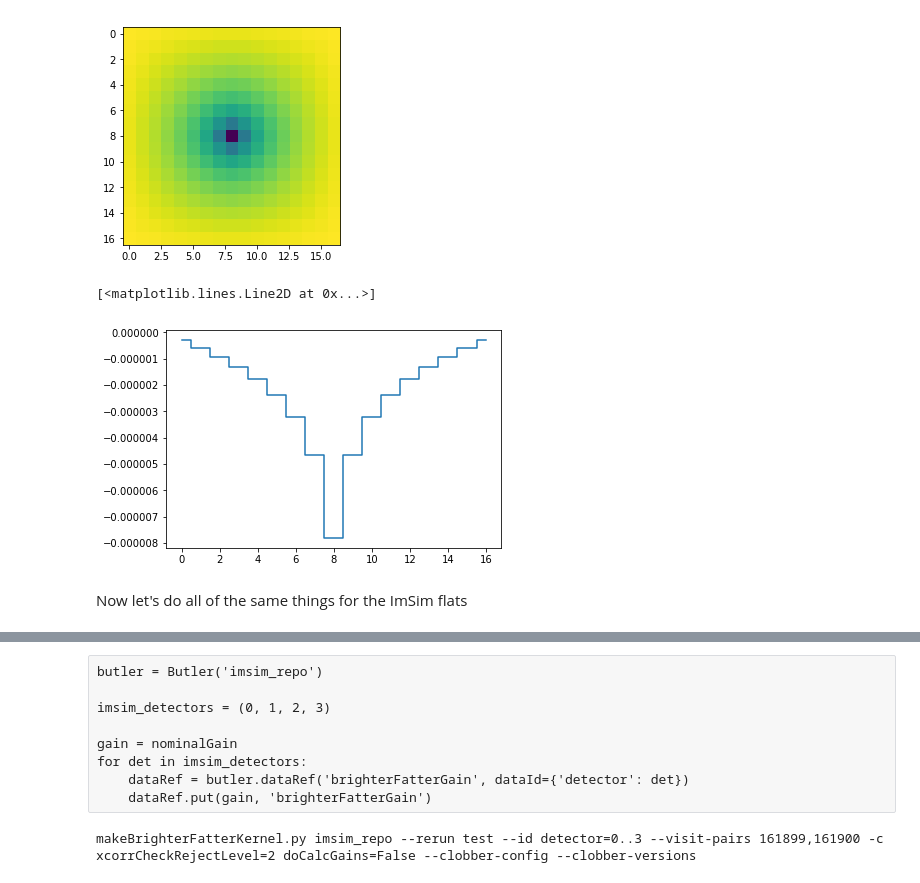
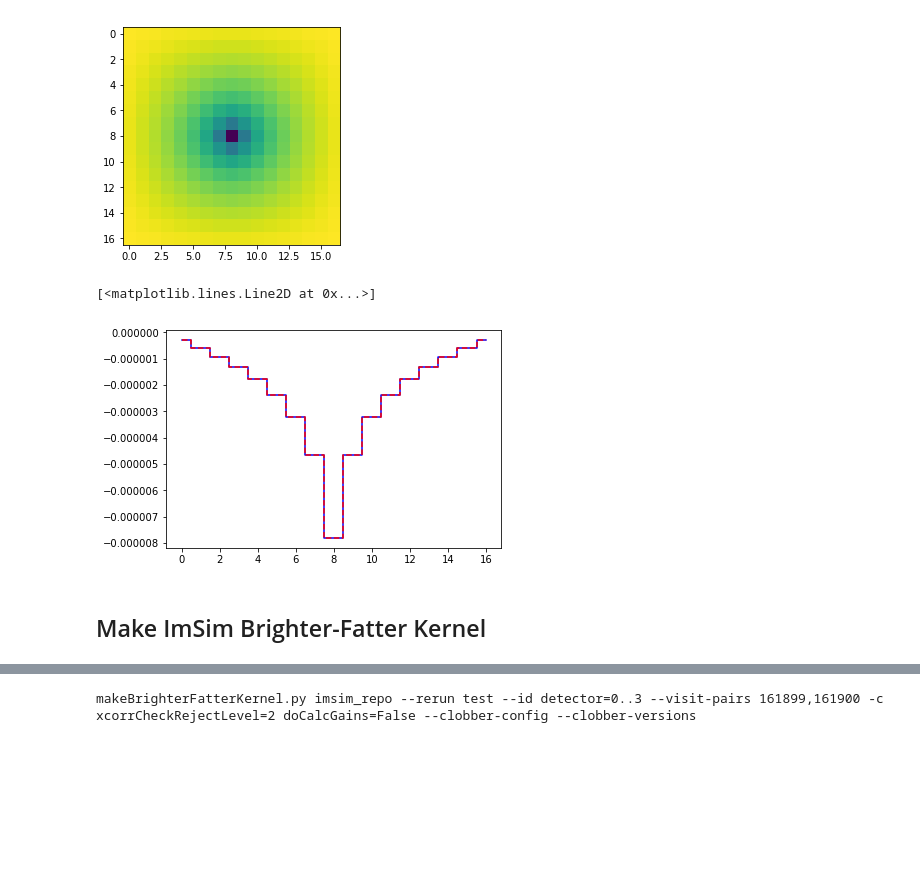
Before and after one commit to LSSTDESC/DC2-production, a Jupyter notebook: Notebooks/make_brighter_fatter_kernel.ipynb, the cells around one changed output, grey strips where cells are left out. Drawn from its saved outputs; the diff is of its cells as text; code cells hidden in the pictures; blank space fills up the shorter version.

```diff
--- a/Notebooks/make_brighter_fatter_kernel.ipynb
+++ b/Notebooks/make_brighter_fatter_kernel.ipynb
@@ -149,10 +139,11 @@ plt.imshow(phosim_bf_kernel[phosim_detector])
 <matplotlib.image.AxesImage at 0x...>
 [figure]
 # %%
-plt.plot(phosim_bf_kernel[phosim_detector][:,8], drawstyle='steps-mid')
+plt.plot(phosim_bf_kernel[phosim_detector][:,8], color='blue', drawstyle='steps-mid')
+plt.plot(phosim_bf_kernel[phosim_detector][8,:], linestyle='--', color='red', drawstyle='steps-mid')
 # %% [output]
 [<matplotlib.lines.Line2D at 0x...>]
-[figure, old version]
+[figure, new version]
-# %% [markdown]
-Now let's do all of the same things for the ImSim flats
+# %% [markdown]
+## Make ImSim Brighter-Fatter Kernel
 # %%
@@ -199,9 +169,0 @@ nominalGain = \
-# %% [raw]
-butler = Butler('imsim_repo')
-
-imsim_detectors = (0, 1, 2, 3)
-
-gain = nominalGain
-for det in imsim_detectors:
-    dataRef = butler.dataRef('brighterFatterGain', dataId={'detector': det})
-    dataRef.put(gain, 'brighterFatterGain')
```
Also changed, not shown: parts of 22 cells of this notebook.
